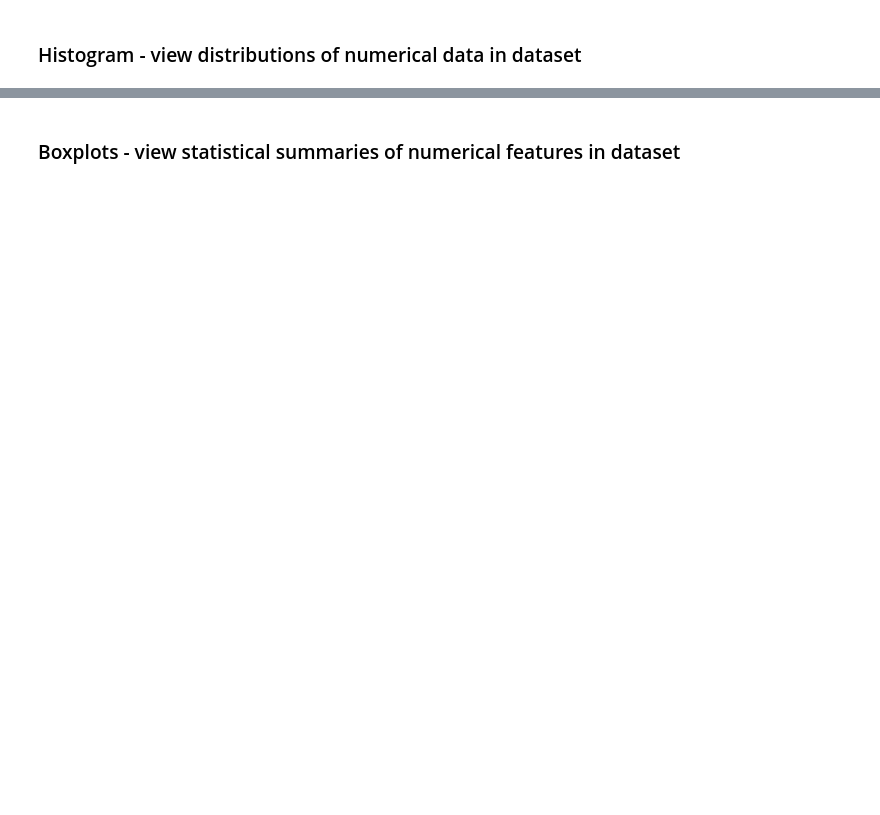
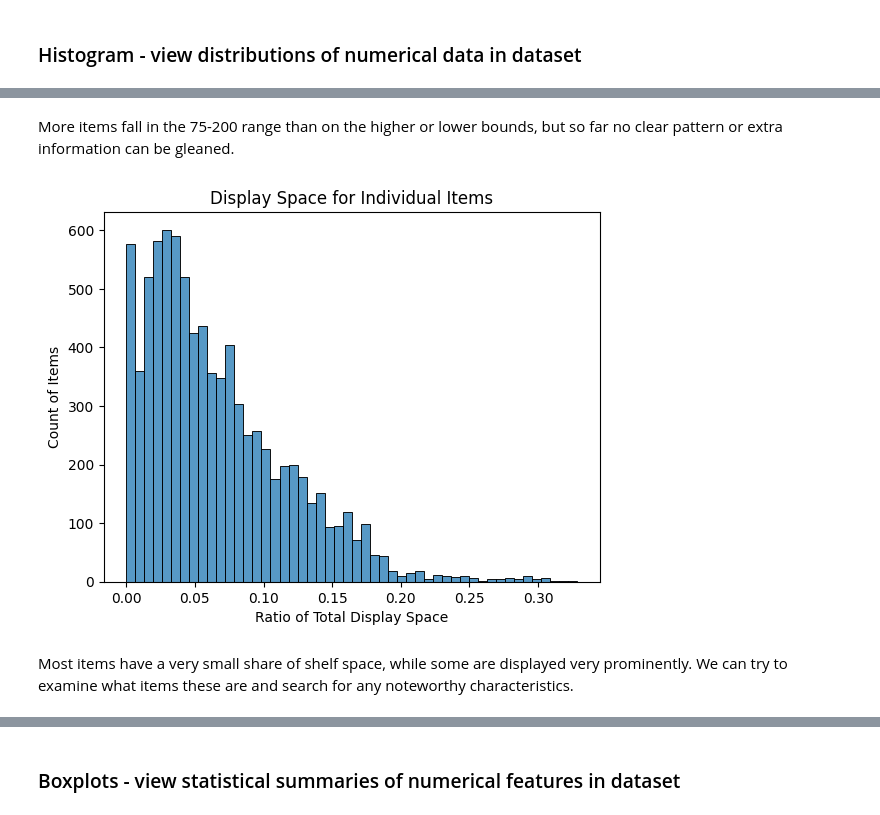
Before and after one commit to JKDS87/Prediction-of-Product-Sales, a Jupyter notebook: Prediction_of_Product_Sales.ipynb, the cells around one changed output, grey strips where cells are left out. Drawn from its saved outputs; the diff is of its cells as text; code cells hidden in the pictures; blank space fills up the shorter version.

```diff
--- a/Prediction_of_Product_Sales.ipynb
+++ b/Prediction_of_Product_Sales.ipynb
@@ -292,0 +332,12 @@ Name: Item_Outlet_Sales, dtype: float64
+# %% [markdown]
+More items fall in the 75-200 range than on the higher or lower bounds, but so far no clear pattern or extra information can be gleaned.
+# %%
+# Let's examine item visibility to see if any certain items enjoy prominent display
+ax = sns.histplot(data=df_sales, x='Item_Visibility', bins='auto')
+ax.set_ylabel('Count of Items')
+ax.set_xlabel('Ratio of Total Display Space')
+ax.set_title('Display Space for Individual Items');
+# %% [output]
+[figure, added]
+# %% [markdown]
+Most items have a very small share of shelf space, while some are displayed very prominently. We can try to examine what items these are and search for any noteworthy characteristics.
```
Also changed, not shown: parts of 15 cells of this notebook.
